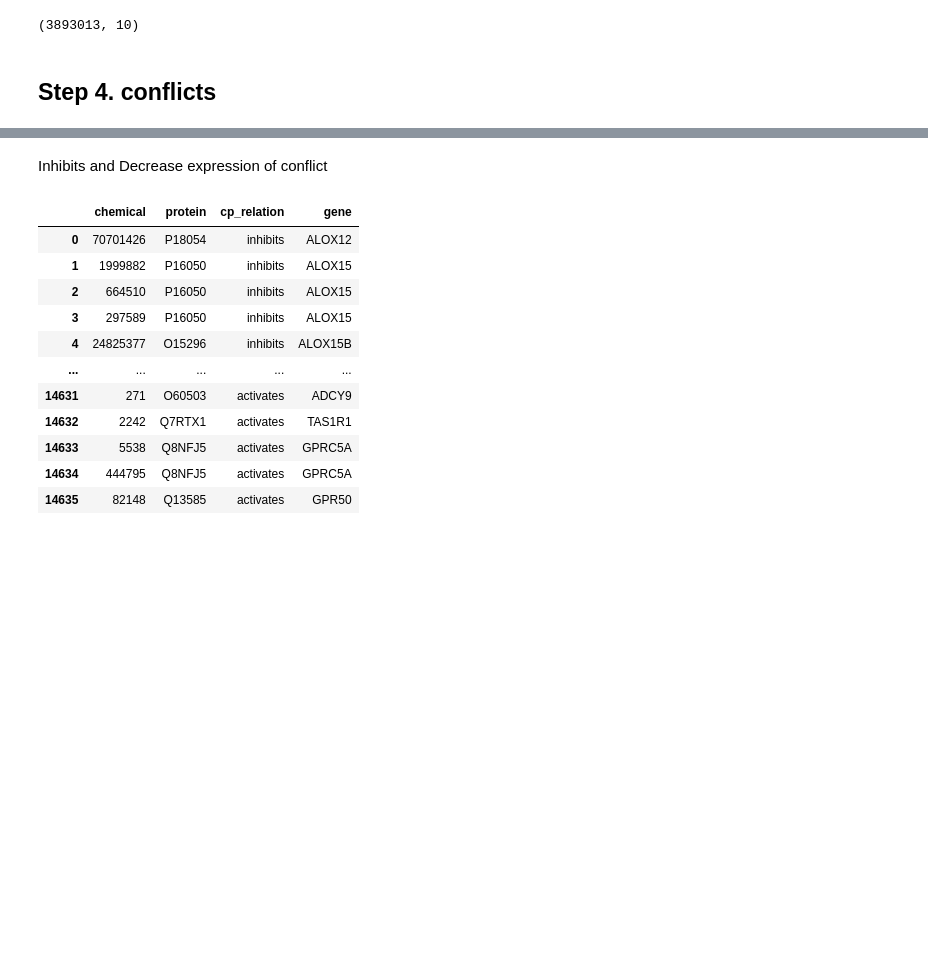
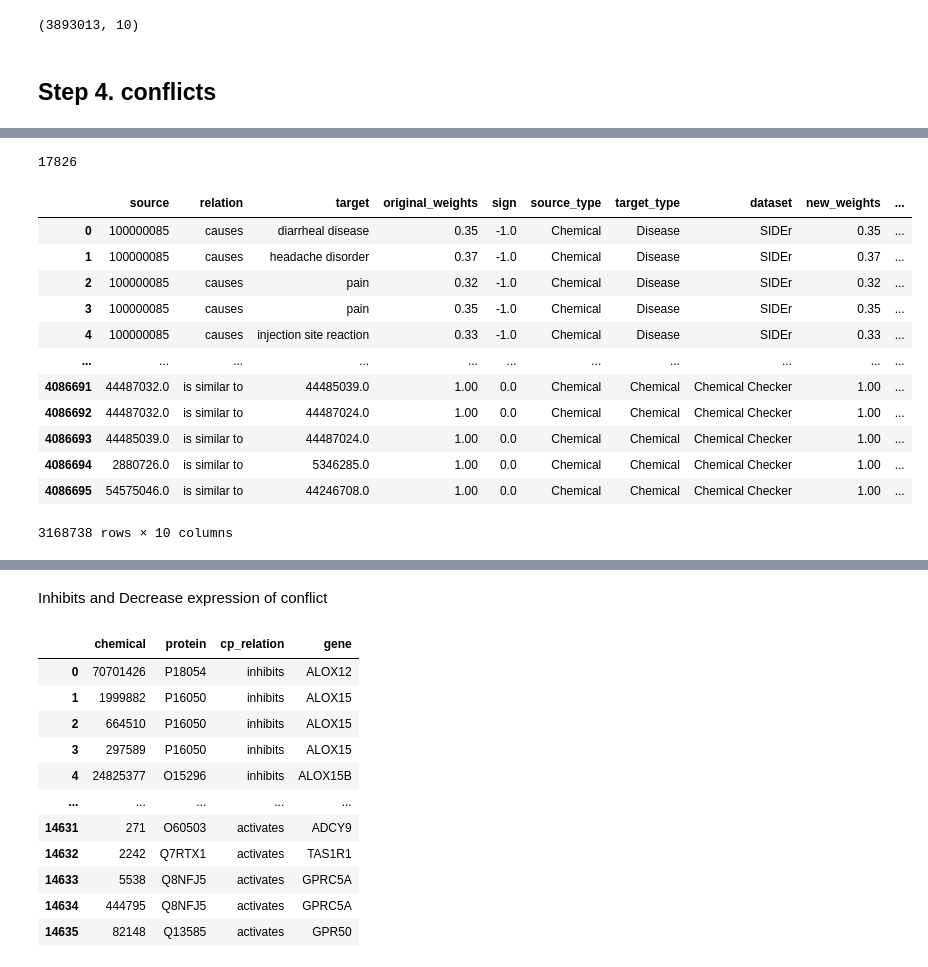
Before and after one commit to mmottaqii/KG-DrugDiscovery, a Jupyter notebook: scripts/kg_preprocessing_2.ipynb, the cells around one changed output, grey strips where cells are left out. Saved outputs shown, nothing was run; the diff lists cells and outputs as text; code cells hidden in the pictures; blank space fills up the shorter version.

```diff
--- a/scripts/kg_preprocessing_2.ipynb
+++ b/scripts/kg_preprocessing_2.ipynb
@@ -832,0 +848,6 @@ df
+# %%
+# Remove rows where both source_type and target_type are "Chemical"
+df = df[~((df['source_type'] == 'Chemical') & (df['target_type'] == 'Chemical'))]
+
+# Display the updated dataframe
+df.shape
@@ -832,0 +856,5 @@ df
+# %%
+# add chemical-chemical similarity
+df_chem_chem = pd.read_csv("/home/vmottaqi/kg/drug_data/chem_chem_similairty_reliable_Apr112025.csv")
+df = pd.concat([df, df_chem_chem], ignore_index=True)
+df.shape
@@ -832,0 +863,6 @@ df
+# %%
+# Remove rows where both source_type and target_type are "Chemical"
+df_kg = df[~((df['source_type'] == 'Chemical') & (df['target_type'] == 'Gene'))]
+
+# Display the updated dataframe
+df_kg.shape
@@ -832,0 +1156,20 @@ df
+# %%
+df_out['source'].nunique()
+# %% [output]
+17826
+# %%
+df_kg
+# %% [output]
+|  | source | relation | target | original_weights | sign | source_type | target_type | dataset | new_weights | ... |
+| 0 | 100000085 | causes | diarrheal disease | 0.35 | -1.0 | Chemical | Disease | SIDEr | 0.35 | ... |
+| 1 | 100000085 | causes | headache disorder | 0.37 | -1.0 | Chemical | Disease | SIDEr | 0.37 | ... |
+| 2 | 100000085 | causes | pain | 0.32 | -1.0 | Chemical | Disease | SIDEr | 0.32 | ... |
+| 3 | 100000085 | causes | pain | 0.35 | -1.0 | Chemical | Disease | SIDEr | 0.35 | ... |
+| 4 | 100000085 | causes | injection site reaction | 0.33 | -1.0 | Chemical | Disease | SIDEr | 0.33 | ... |
+| ... | ... | ... | ... | ... | ... | ... | ... | ... | ... | ... |
+| 4086691 | 44487032.0 | is similar to | 44485039.0 | 1.00 | 0.0 | Chemical | Chemical | Chemical Checker | 1.00 | ... |
+| 4086692 | 44487032.0 | is similar to | 44487024.0 | 1.00 | 0.0 | Chemical | Chemical | Chemical Checker | 1.00 | ... |
+| 4086693 | 44485039.0 | is similar to | 44487024.0 | 1.00 | 0.0 | Chemical | Chemical | Chemical Checker | 1.00 | ... |
+| 4086694 | 2880726.0 | is similar to | 5346285.0 | 1.00 | 0.0 | Chemical | Chemical | Chemical Checker | 1.00 | ... |
+| 4086695 | 54575046.0 | is similar to | 44246708.0 | 1.00 | 0.0 | Chemical | Chemical | Chemical Checker | 1.00 | ... |
+3168738 rows × 10 columns
```
Also changed, not shown: parts of 93 cells of this notebook, 1 other file.
